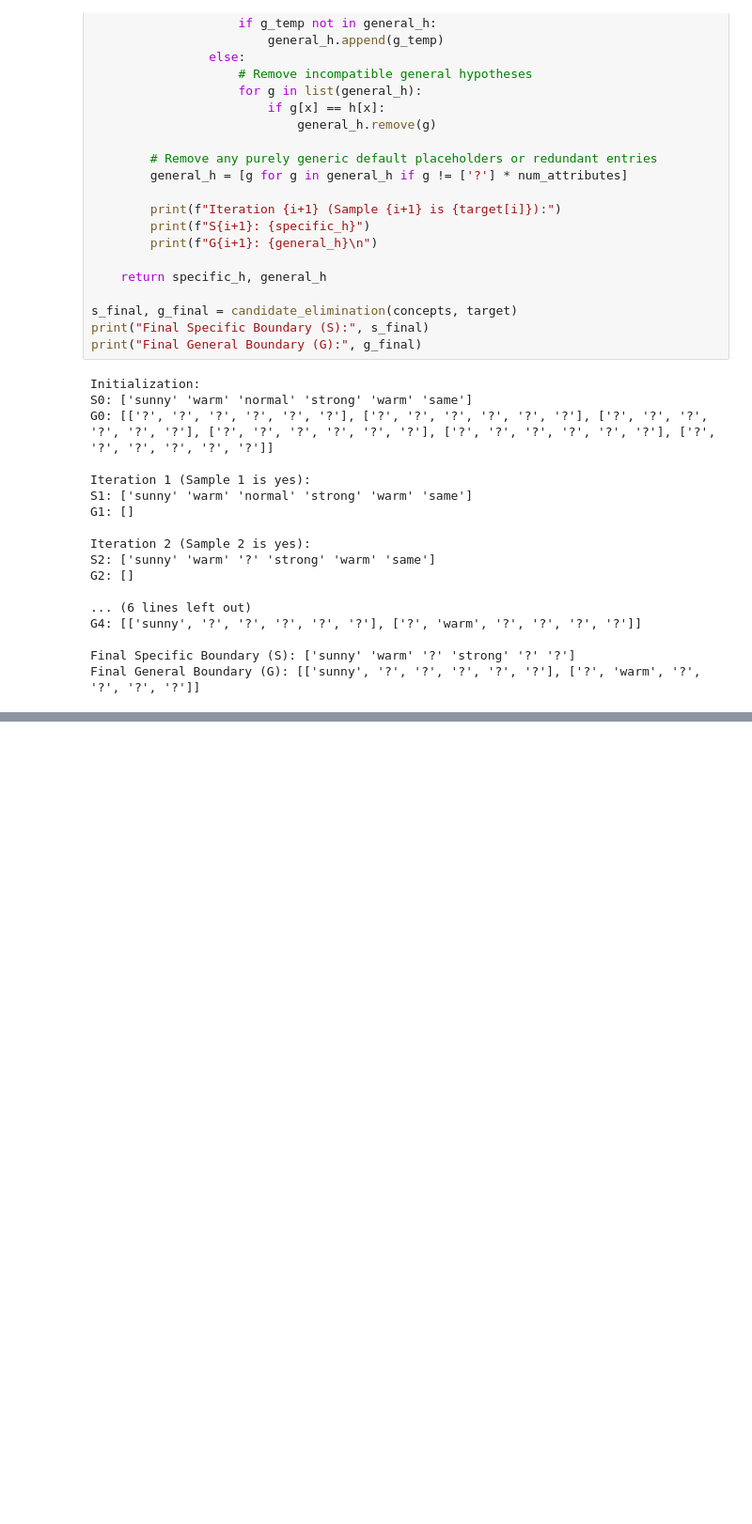
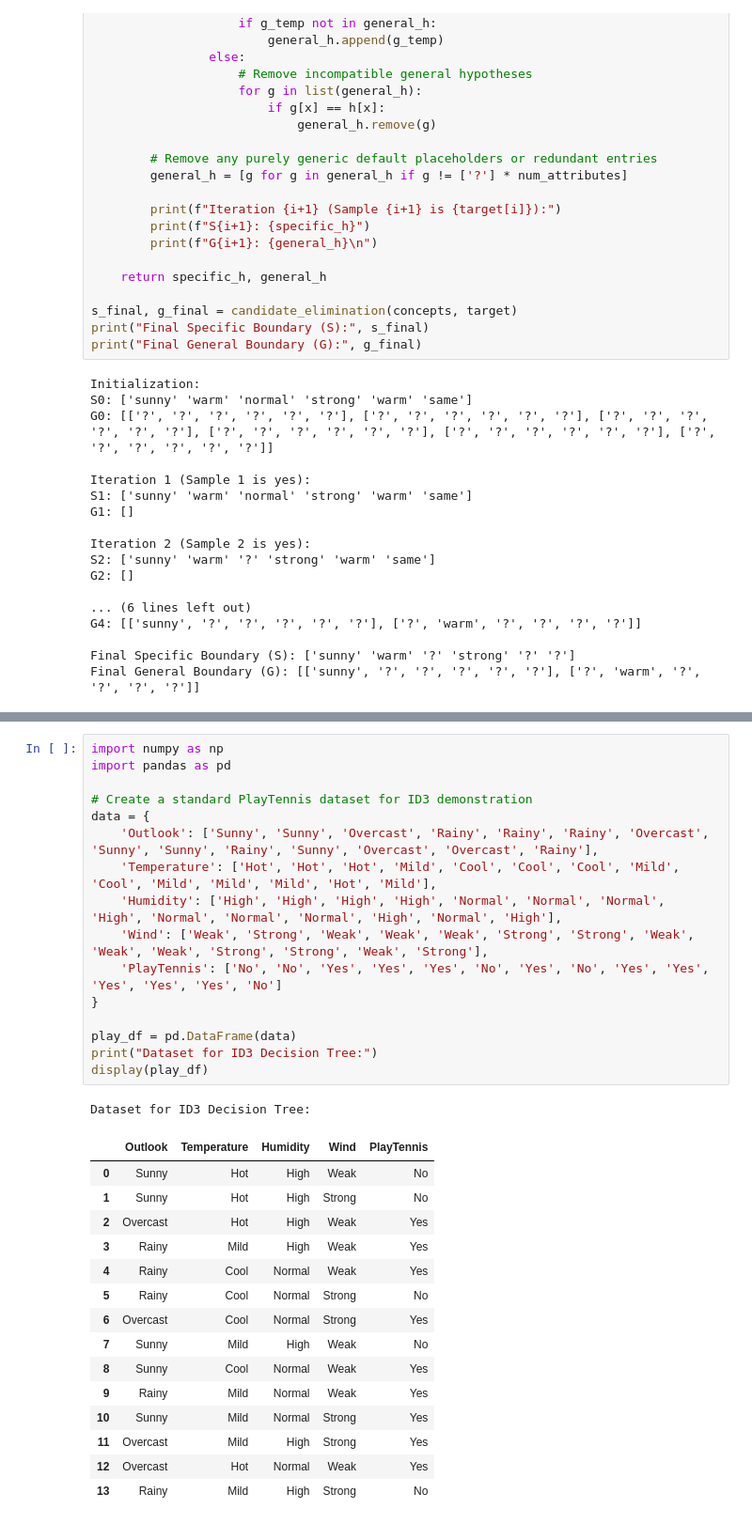
Before and after one commit to Sanhith30/ITA0605-ML, a Jupyter notebook: Practical_ProblemsML.ipynb, the cells around one changed output, grey strips where cells are left out. Shown at 94% size. Drawn from its saved outputs; the diff is of its cells as text; blank space fills up the shorter version.

```diff
--- a/Practical_ProblemsML.ipynb
+++ b/Practical_ProblemsML.ipynb
@@ -141,0 +146,33 @@ Final General Boundary (G): [['sunny', '?', '?', '?', '?', '?'], ['?', 'warm', '
+# %%
+import numpy as np
+import pandas as pd
+
+# Create a standard PlayTennis dataset for ID3 demonstration
+data = {
+    'Outlook': ['Sunny', 'Sunny', 'Overcast', 'Rainy', 'Rainy', 'Rainy', 'Overcast', 'Sunny', 'Sunny', 'Rainy', 'Sunny', 'Overcast', 'Overcast', 'Rainy'],
+    'Temperature': ['Hot', 'Hot', 'Hot', 'Mild', 'Cool', 'Cool', 'Cool', 'Mild', 'Cool', 'Mild', 'Mild', 'Mild', 'Hot', 'Mild'],
+    'Humidity': ['High', 'High', 'High', 'High', 'Normal', 'Normal', 'Normal', 'High', 'Normal', 'Normal', 'Normal', 'High', 'Normal', 'High'],
+    'Wind': ['Weak', 'Strong', 'Weak', 'Weak', 'Weak', 'Strong', 'Strong', 'Weak', 'Weak', 'Weak', 'Strong', 'Strong', 'Weak', 'Strong'],
+    'PlayTennis': ['No', 'No', 'Yes', 'Yes', 'Yes', 'No', 'Yes', 'No', 'Yes', 'Yes', 'Yes', 'Yes', 'Yes', 'No']
+}
+
+play_df = pd.DataFrame(data)
+print("Dataset for ID3 Decision Tree:")
+display(play_df)
+# %% [output]
+Dataset for ID3 Decision Tree:
+|  | Outlook | Temperature | Humidity | Wind | PlayTennis |
+| 0 | Sunny | Hot | High | Weak | No |
+| 1 | Sunny | Hot | High | Strong | No |
+| 2 | Overcast | Hot | High | Weak | Yes |
+| 3 | Rainy | Mild | High | Weak | Yes |
+| 4 | Rainy | Cool | Normal | Weak | Yes |
+| 5 | Rainy | Cool | Normal | Strong | No |
+| 6 | Overcast | Cool | Normal | Strong | Yes |
+| 7 | Sunny | Mild | High | Weak | No |
+| 8 | Sunny | Cool | Normal | Weak | Yes |
+| 9 | Rainy | Mild | Normal | Weak | Yes |
+| 10 | Sunny | Mild | Normal | Strong | Yes |
+| 11 | Overcast | Mild | High | Strong | Yes |
+| 12 | Overcast | Hot | Normal | Weak | Yes |
+| 13 | Rainy | Mild | High | Strong | No |
```
Also changed, not shown: parts of 3 cells of this notebook.
